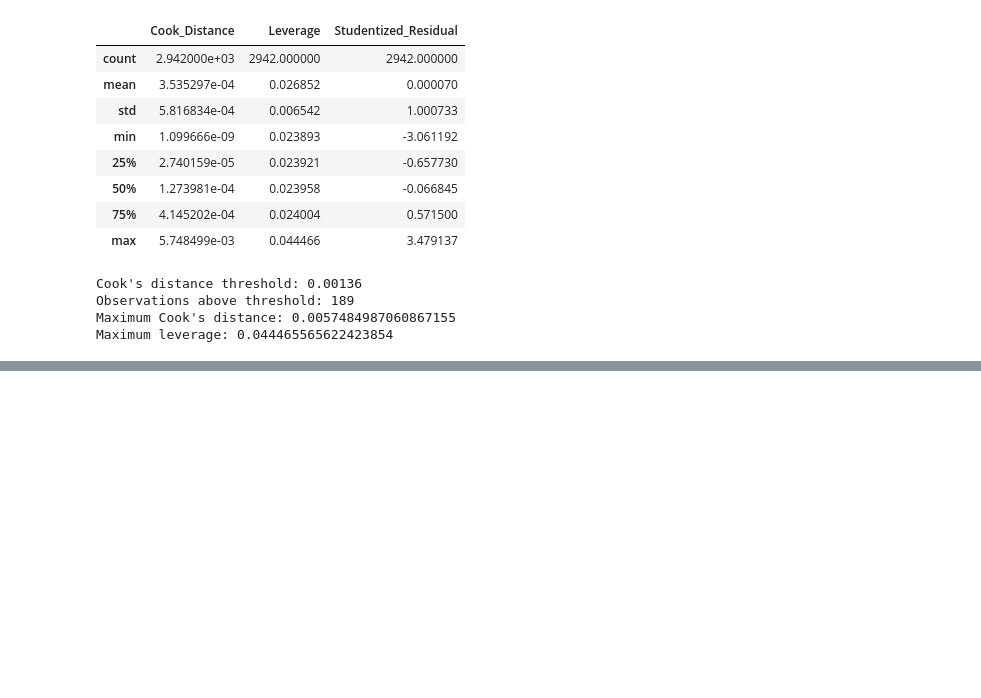
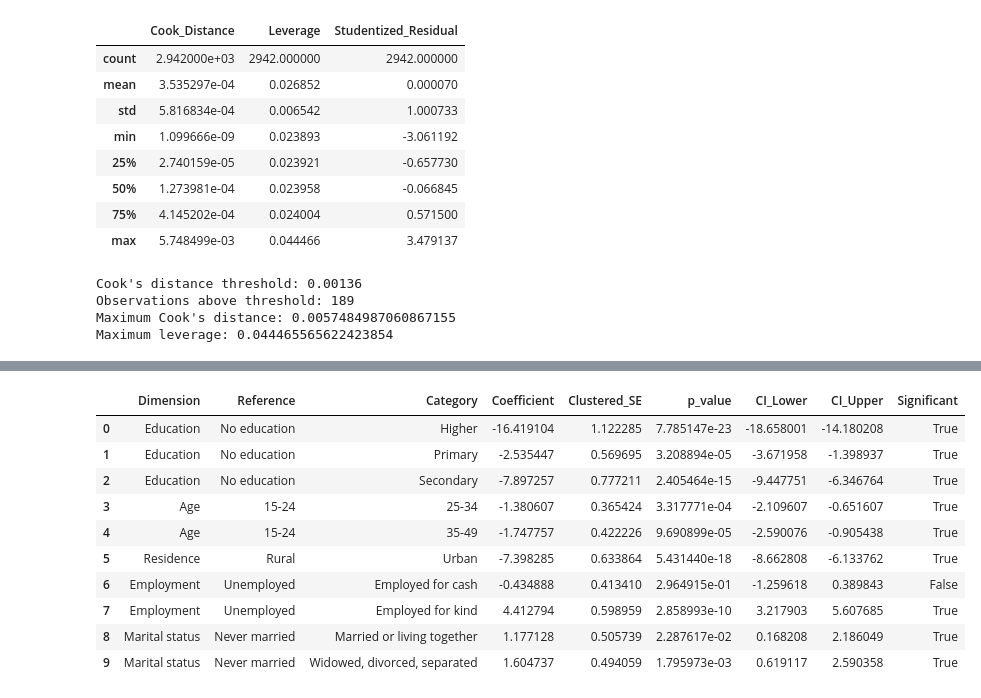
Before and after one commit to Wadhare-Isaac/Understanding-Attitudes-Toward-Violence-Against-Women-and-Girls, a Jupyter notebook: Notebook/Gender Analysis.ipynb, the cells around one changed output, grey strips where cells are left out. Saved outputs shown, nothing was run; the diff lists cells and outputs as text; code cells hidden in the pictures; blank space fills up the shorter version.

```diff
--- a/Notebook/Gender Analysis.ipynb
+++ b/Notebook/Gender Analysis.ipynb
@@ -4099,0 +4771,29 @@ Maximum leverage: 0.044465565622423854
+# %%
+final_adjusted_effects = pd.concat(
+    [
+        edu_final,
+        age_final,
+        res_final,
+        emp_final,
+        marital_final
+    ],
+    ignore_index=True
+)
+
+final_adjusted_effects["Significant"] = (
+    final_adjusted_effects["p_value"] < 0.05
+)
+
+final_adjusted_effects
+# %% [output]
+|  | Dimension | Reference | Category | Coefficient | Clustered_SE | p_value | CI_Lower | CI_Upper | Significant |
+| 0 | Education | No education | Higher | -16.419104 | 1.122285 | 7.785147e-23 | -18.658001 | -14.180208 | True |
+| 1 | Education | No education | Primary | -2.535447 | 0.569695 | 3.208894e-05 | -3.671958 | -1.398937 | True |
+| 2 | Education | No education | Secondary | -7.897257 | 0.777211 | 2.405464e-15 | -9.447751 | -6.346764 | True |
+| 3 | Age | 15-24 | 25-34 | -1.380607 | 0.365424 | 3.317771e-04 | -2.109607 | -0.651607 | True |
+| 4 | Age | 15-24 | 35-49 | -1.747757 | 0.422226 | 9.690899e-05 | -2.590076 | -0.905438 | True |
+| 5 | Residence | Rural | Urban | -7.398285 | 0.633864 | 5.431440e-18 | -8.662808 | -6.133762 | True |
+| 6 | Employment | Unemployed | Employed for cash | -0.434888 | 0.413410 | 2.964915e-01 | -1.259618 | 0.389843 | False |
+| 7 | Employment | Unemployed | Employed for kind | 4.412794 | 0.598959 | 2.858993e-10 | 3.217903 | 5.607685 | True |
+| 8 | Marital status | Never married | Married or living together | 1.177128 | 0.505739 | 2.287617e-02 | 0.168208 | 2.186049 | True |
+| 9 | Marital status | Never married | Widowed, divorced, separated | 1.604737 | 0.494059 | 1.795973e-03 | 0.619117 | 2.590358 | True |
```
Also changed, not shown: parts of 36 cells of this notebook, 3 other files.
